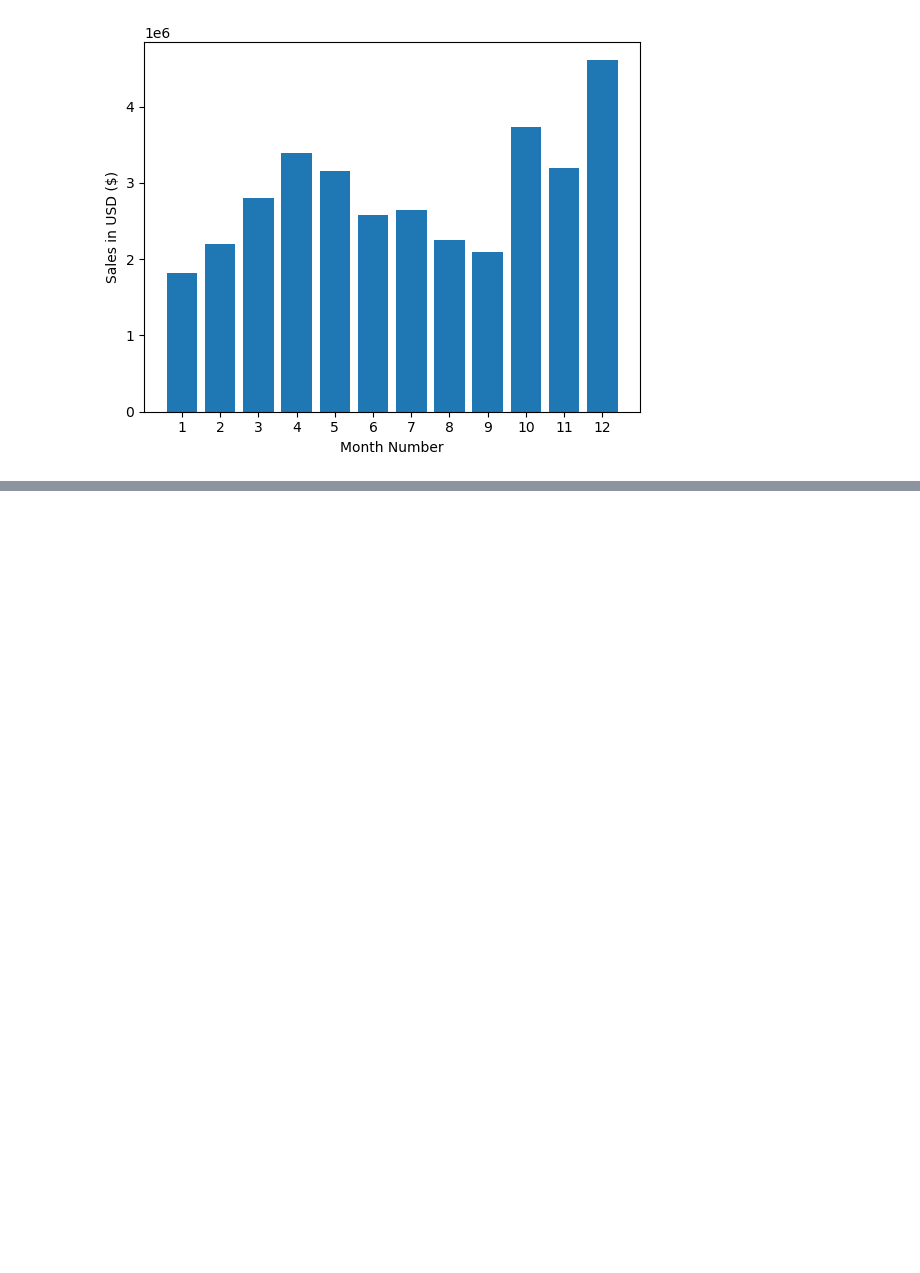
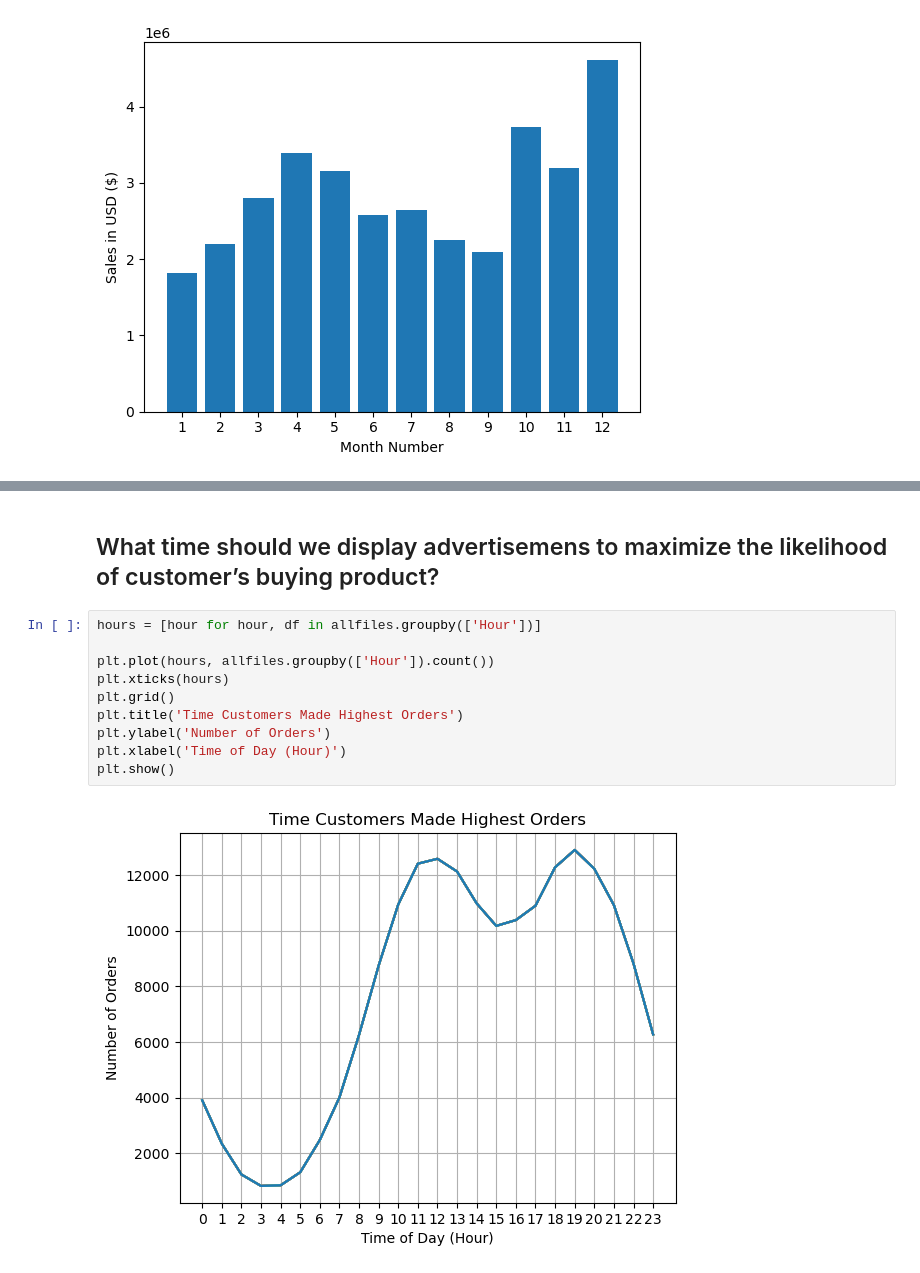
Before and after one commit to KrightKnight/Pandas-Data-Science-Tasks, a Jupyter notebook: Analysis.ipynb, the cells around one changed output, grey strips where cells are left out. Saved outputs shown, nothing was run; the diff lists cells and outputs as text; blank space fills up the shorter version.

```diff
--- a/Analysis.ipynb
+++ b/Analysis.ipynb
@@ -66,0 +117,14 @@ plt.show()
+# %% [markdown]
+## What time should we display advertisemens to maximize the likelihood of customer’s buying product?
+# %%
+hours = [hour for hour, df in allfiles.groupby(['Hour'])]
+
+plt.plot(hours, allfiles.groupby(['Hour']).count())
+plt.xticks(hours)
+plt.grid()
+plt.title('Time Customers Made Highest Orders')
+plt.ylabel('Number of Orders')
+plt.xlabel('Time of Day (Hour)')
+plt.show()
+# %% [output]
+[figure, added]
```
Also changed, not shown: parts of 9 cells of this notebook.
